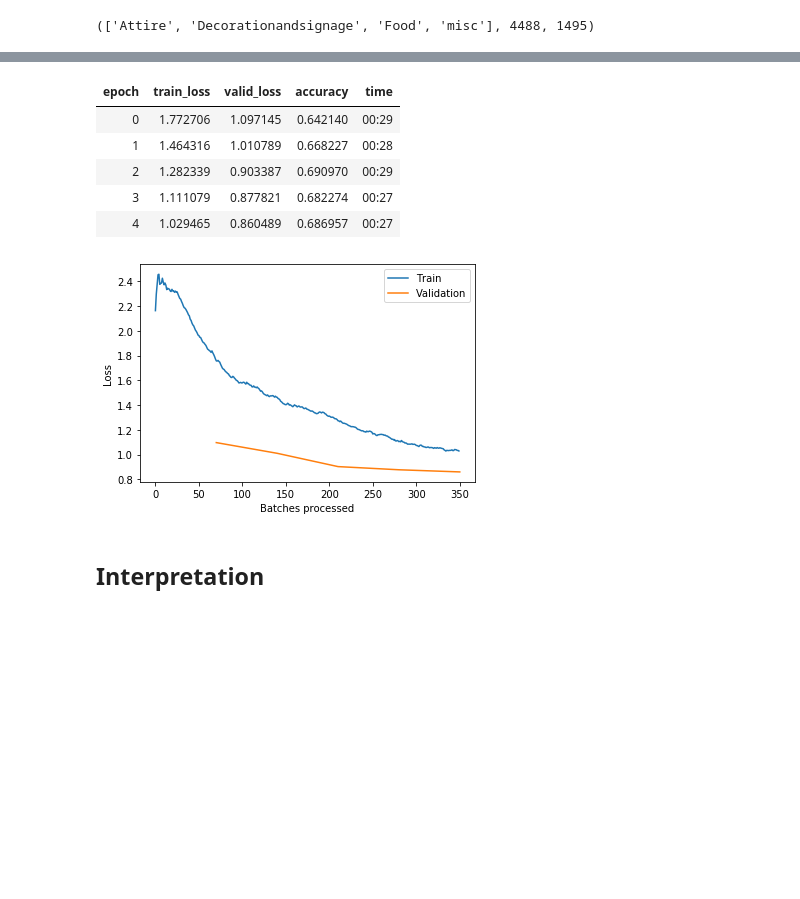
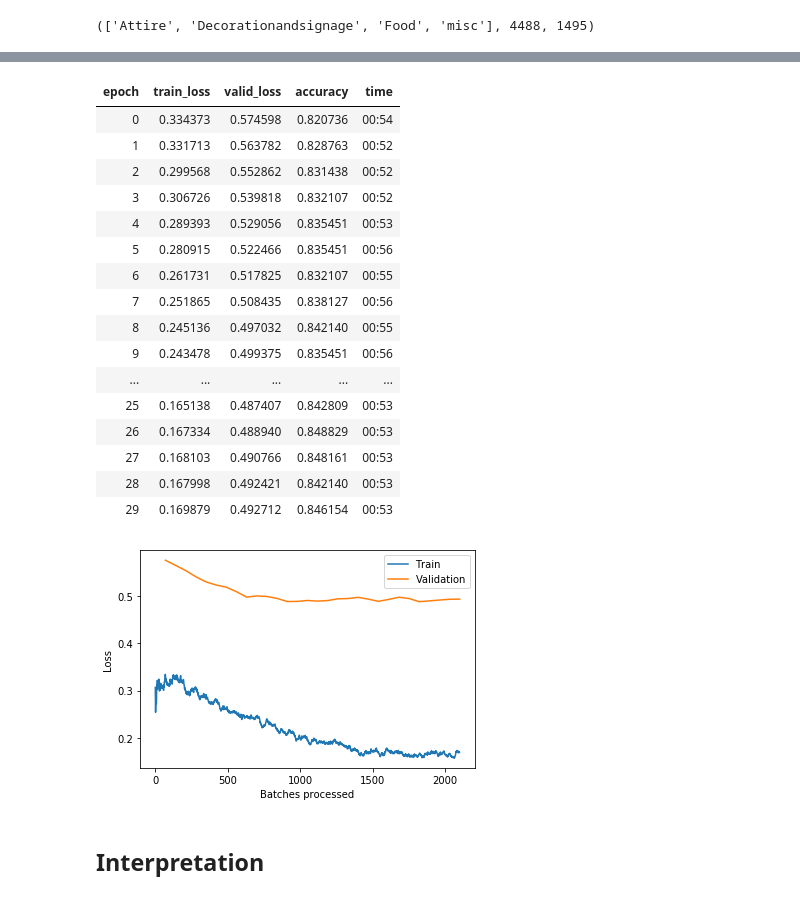
Before and after one commit to nik1806/Auto-tag, a Jupyter notebook: auto-tag-rn152.ipynb, the cells around one changed output, grey strips where cells are left out. Saved outputs shown, nothing was run; the diff lists cells and outputs as text; code cells hidden in the pictures; blank space fills up the shorter version.

```diff
--- a/auto-tag-rn152.ipynb
+++ b/auto-tag-rn152.ipynb
@@ -31,7 +31,7 @@ src = (ImageList.from_csv(path/'dataset', 'train.csv', folder='Train Images')
       .label_from_df())
 # %%
 # handling transformations on data
-data = (src.transform(get_transforms(), size=(80, 60))
+data = (src.transform(get_transforms(), size=(112, 112))
        .databunch().normalize(imagenet_stats))
 # %%
 data.classes, len(data.train_ds), len(data.valid_ds)
@@ -64,3 +64,5 @@ Sequential(
     (8): Linear(in_features=512, out_features=4, bias=True)
   )
 )
+# %%
+learn.load('stage-2-rn152')
@@ -79,16 +99,27 @@ learn.recorder.plot()
 # %%
-lr = 3e-4
+lr = 1e-4
 # %%
-learn.fit_one_cycle(5, slice(lr))
+learn.fit_one_cycle(30, slice(lr))
 # %% [output]
 | epoch | train_loss | valid_loss | accuracy | time |
-| 0 | 1.772706 | 1.097145 | 0.642140 | 00:29 |
-| 1 | 1.464316 | 1.010789 | 0.668227 | 00:28 |
-| 2 | 1.282339 | 0.903387 | 0.690970 | 00:29 |
-| 3 | 1.111079 | 0.877821 | 0.682274 | 00:27 |
-| 4 | 1.029465 | 0.860489 | 0.686957 | 00:27 |
+| 0 | 0.334373 | 0.574598 | 0.820736 | 00:54 |
+| 1 | 0.331713 | 0.563782 | 0.828763 | 00:52 |
+| 2 | 0.299568 | 0.552862 | 0.831438 | 00:52 |
+| 3 | 0.306726 | 0.539818 | 0.832107 | 00:52 |
+| 4 | 0.289393 | 0.529056 | 0.835451 | 00:53 |
+| 5 | 0.280915 | 0.522466 | 0.835451 | 00:56 |
+| 6 | 0.261731 | 0.517825 | 0.832107 | 00:55 |
+| 7 | 0.251865 | 0.508435 | 0.838127 | 00:56 |
+| 8 | 0.245136 | 0.497032 | 0.842140 | 00:55 |
+| 9 | 0.243478 | 0.499375 | 0.835451 | 00:56 |
+| ... | ... | ... | ... | ... |
+| 25 | 0.165138 | 0.487407 | 0.842809 | 00:53 |
+| 26 | 0.167334 | 0.488940 | 0.848829 | 00:53 |
+| 27 | 0.168103 | 0.490766 | 0.848161 | 00:53 |
+| 28 | 0.167998 | 0.492421 | 0.842140 | 00:53 |
+| 29 | 0.169879 | 0.492712 | 0.846154 | 00:53 |
 # %%
 learn.recorder.plot_losses()
 # %% [output]
-[figure, old version]
+[figure, new version]
 # %%
```
Also changed, not shown: parts of 14 cells of this notebook, 1 other file.
